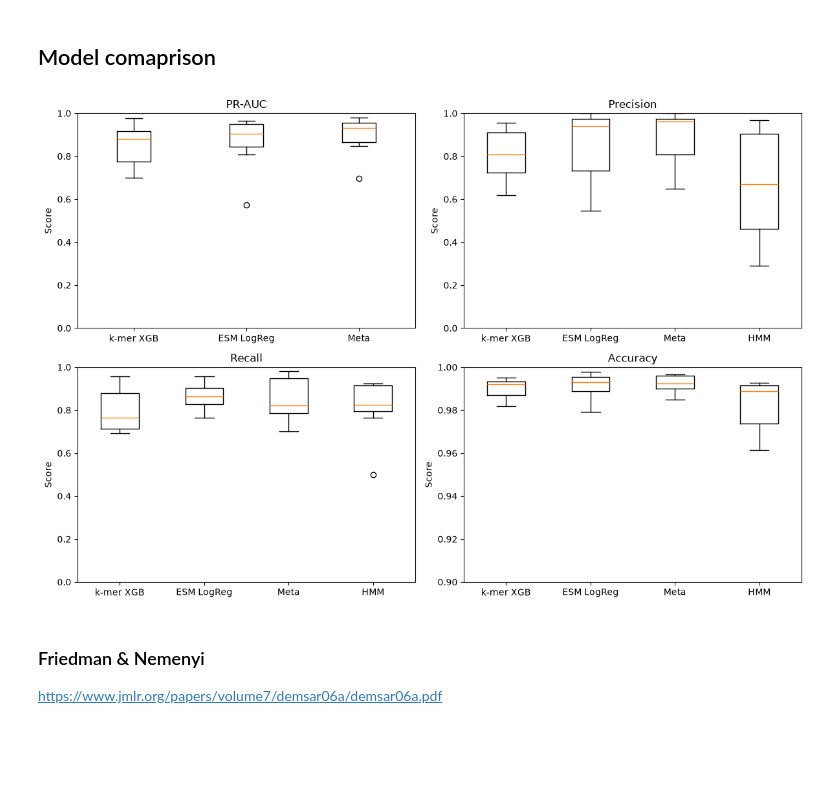
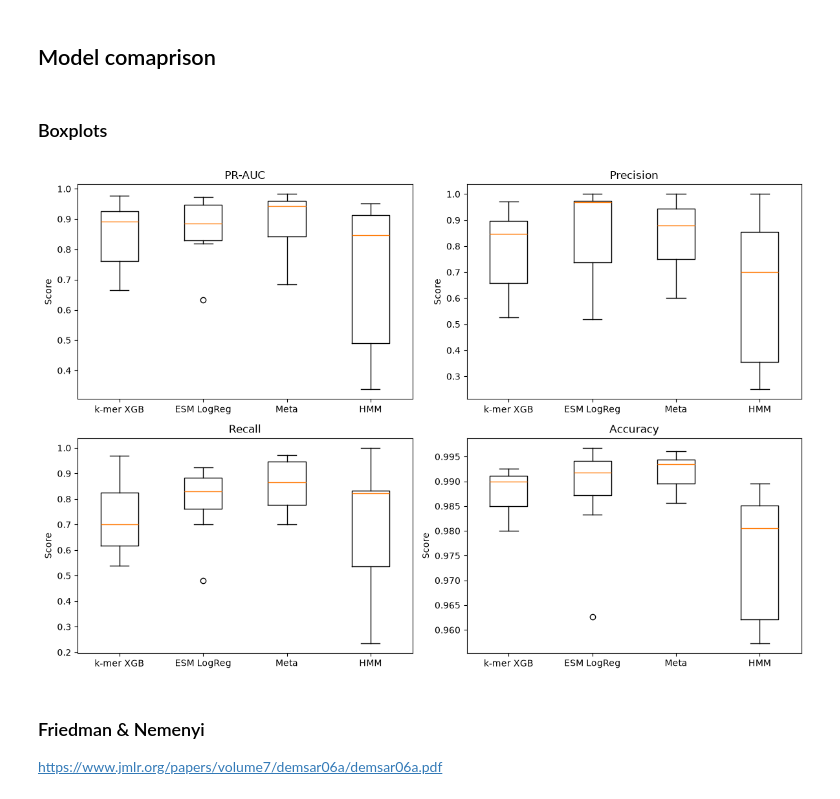
Before and after one commit to Kirk-KD/LRK10L-ML, a Jupyter notebook: notebooks/main.ipynb, the cells around one changed output. Saved outputs shown, nothing was run; the diff lists cells and outputs as text; code cells hidden in the pictures; blank space fills up the shorter version.

```diff
--- a/notebooks/main.ipynb
+++ b/notebooks/main.ipynb
@@ -1148,12 +1204,16 @@ logreg_evaluator = LogRegEvaluator(
     X=X_deduped_esm,
     y=y_deduped,
     groups=groups_deduped,
-    threshold=0.85,
+    auto_threshold=True,
     X_full=X_esm,
     y_full=y,
     groups_full=groups,
     run_pu=RUN_PU,
 ).fit()
 
-logreg_evaluator.results_df[['species', 'val_pr_auc', 'val_precision', 'val_recall', 'n_pos', 'found', 'false_positives']]
+logreg_evaluator.results_df[[
+    'species', 'validation_species', 'threshold', 'val_f1_at_threshold',
+    'test_pr_auc', 'test_precision', 'test_recall', 'n_pos', 'found',
+    'false_positives'
+]]
 # %% [output]
@@ -1362,8 +1326,12 @@ meta_evaluator = MetaEvaluator(
     X=X_meta,
     y=y_meta,
     groups=groups_meta,
-    threshold=0.95,
+    auto_threshold=True,
 )
 meta_evaluator.fit()
-meta_evaluator.results_df
+meta_evaluator.results_df[[
+    'species', 'validation_species', 'threshold', 'val_f1_at_threshold',
+    'test_pr_auc', 'test_precision', 'test_recall', 'n_pos', 'found',
+    'false_positives'
+]]
 # %% [output]
@@ -1423,5 +1376,7 @@ plt.show()
 # %% [markdown]
 ## Model comaprison
+# %% [markdown]
+### Boxplots
 # %%
 models = {
     'k-mer XGB': xgb_evaluator,
@@ -1431,47 +1386,53 @@ models = {
 model_labels = list(models)
 
 precision = np.array([
-    [result['val_precision'] for result in evaluator.fold_results.values()]
+    [result['test_precision'] for result in evaluator.fold_results.values()]
     for evaluator in models.values()
 ] + [hmm_fold_results['precision']])
 recall = np.array([
-    [result['val_recall'] for result in evaluator.fold_results.values()]
+    [result['test_recall'] for result in evaluator.fold_results.values()]
     for evaluator in models.values()
 ] + [hmm_fold_results['recall']])
 accuracy = np.array([
-    [result['val_accuracy'] for result in evaluator.fold_results.values()]
+    [result.get(
+        'test_accuracy',
+        accuracy_score(
+            evaluator.fold_preds[species]['y_true'],
+            evaluator.fold_preds[species]['preds'] >= result.get('threshold', 0.5),
+        ),
+    ) for species, result in evaluator.fold_results.items()]
     for evaluator in models.values()
 ] + [hmm_fold_results['accuracy']])
 pr_auc = np.array([
-    [result['val_pr_auc'] for result in evaluator.fold_results.values()]
+    [result['test_pr_auc'] for result in evaluator.fold_results.values()]
     for evaluator in models.values()
-])
+] + [hmm_fold_results['test_pr_auc']])
 
 metrics = {
-    'PR-AUC': (pr_auc, model_labels),
+    'PR-AUC': (pr_auc, model_labels + ['HMM']),
     'Precision': (precision, model_labels + ['HMM']),
     'Recall': (recall, model_labels + ['HMM']),
     'Accuracy': (accuracy, model_labels + ['HMM']),
 }
 
 fig, axes = plt.subplots(2, 2, figsize=(12, 8))
 
 for ax, (metric_name, (scores, labels)) in zip(axes.flat, metrics.items()):
     ax.boxplot(
         scores.T,
         tick_labels=labels
     )
     ax.set_title(metric_name)
     ax.set_ylabel('Score')
-    if metric_name != 'Accuracy':
-        ax.set_ylim(0, 1)
-    else:
-        ax.set_ylim(0.9, 1)
+    # if metric_name != 'Accuracy':
+    #     ax.set_ylim(0, 1)
+    # else:
+    #     ax.set_ylim(0.9, 1)
 
 plt.tight_layout()
 plt.show()
 # %% [output]
-[figure, old version]
+[figure, new version]
 # %% [markdown]
 ### Friedman & Nemenyi
 
```
Also changed, not shown: parts of 44 cells of this notebook, 1 other file.
